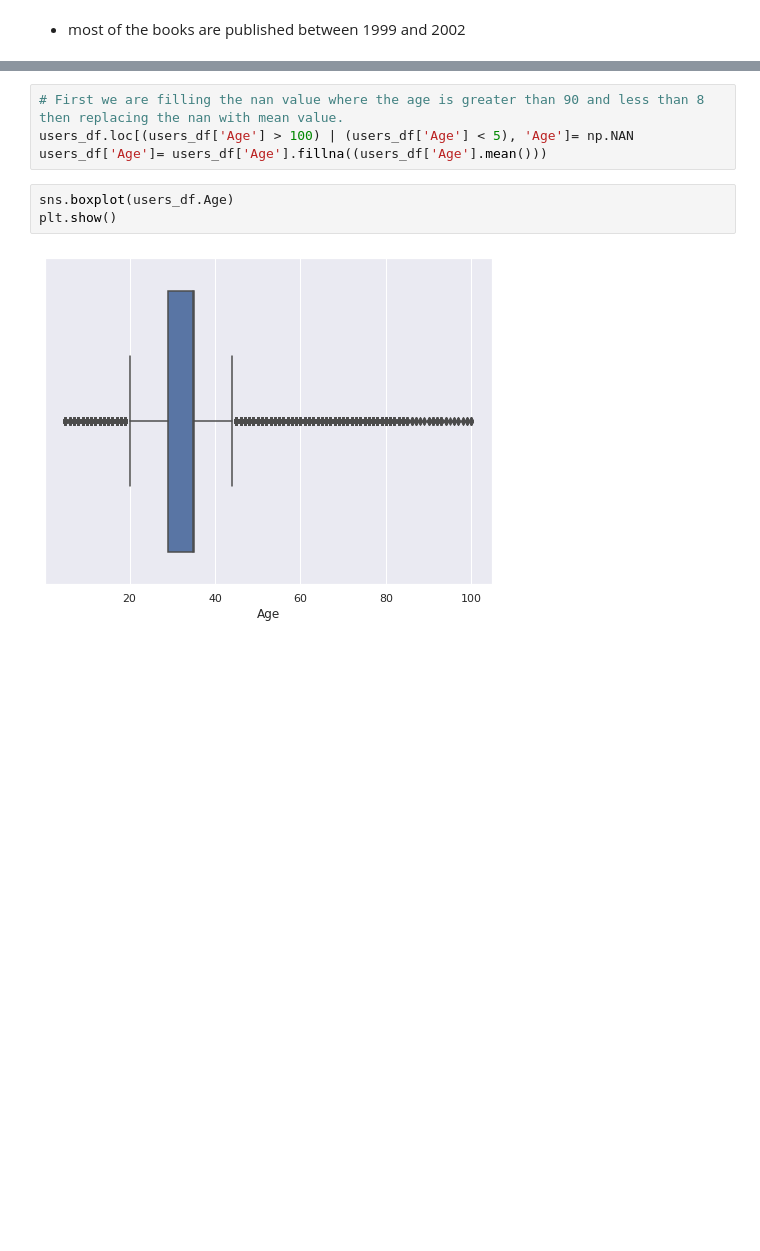
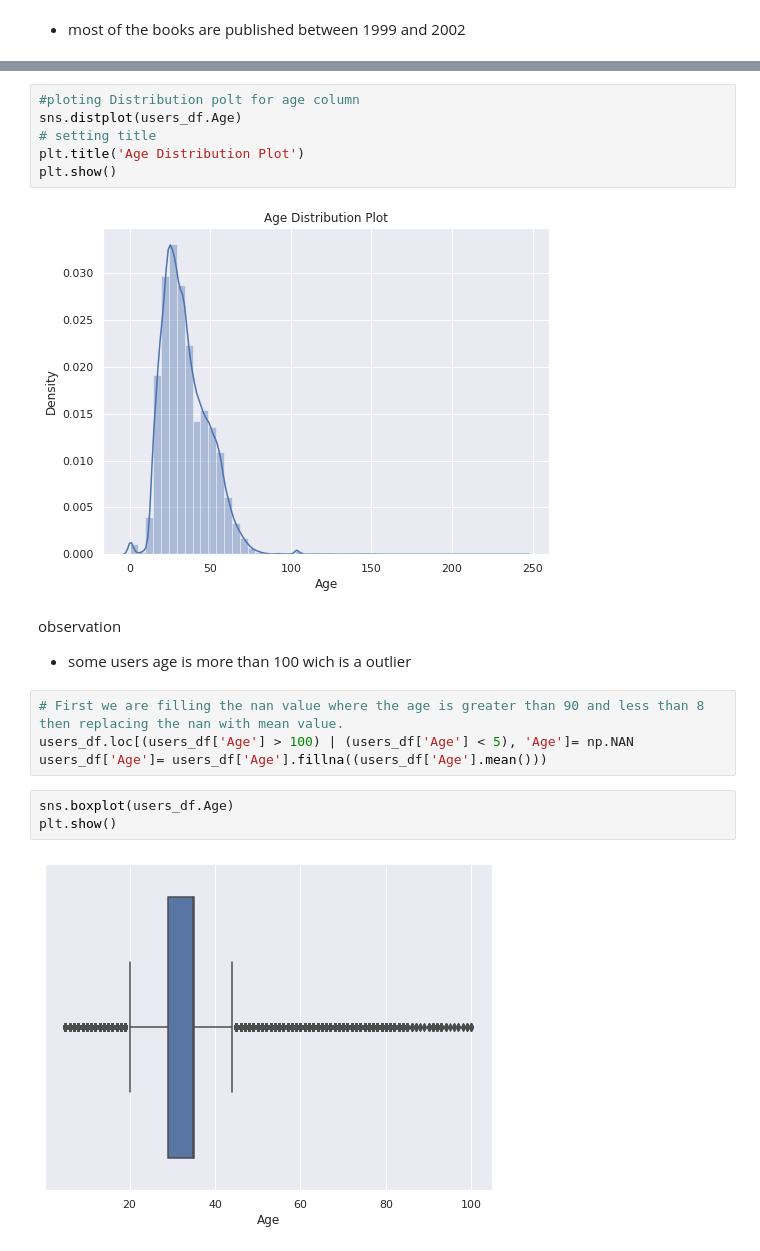
Before and after one commit to Ali-Asgar-Lakdawala/Book-Recommendation-System-capstone, a Jupyter notebook: Book_Recommendation_System_Capstone.ipynb, the cells around one changed output, grey strips where cells are left out. Drawn from its saved outputs; the diff is of its cells as text; blank space fills up the shorter version.

```diff
--- a/Book_Recommendation_System_Capstone.ipynb
+++ b/Book_Recommendation_System_Capstone.ipynb
@@ -436,3 +490,14 @@ plt.show()
+# %%
+#ploting Distribution polt for age column
+sns.distplot(users_df.Age)
+# setting title
+plt.title('Age Distribution Plot')
+plt.show()
+# %% [output]
+[figure, added]
+# %% [markdown]
+observation
+* some users age is more than 100 wich is a outlier
 # %%
 # First we are filling the nan value where the age is greater than 90 and less than 8 then replacing the nan with mean value.
 users_df.loc[(users_df['Age'] > 100) | (users_df['Age'] < 5), 'Age']= np.NAN
```
Also changed, not shown: parts of 46 cells of this notebook.
